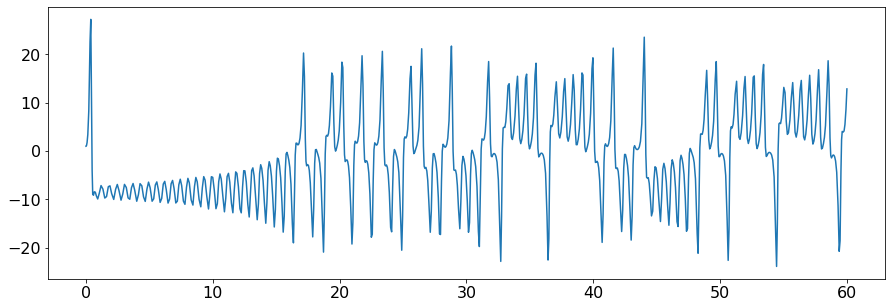
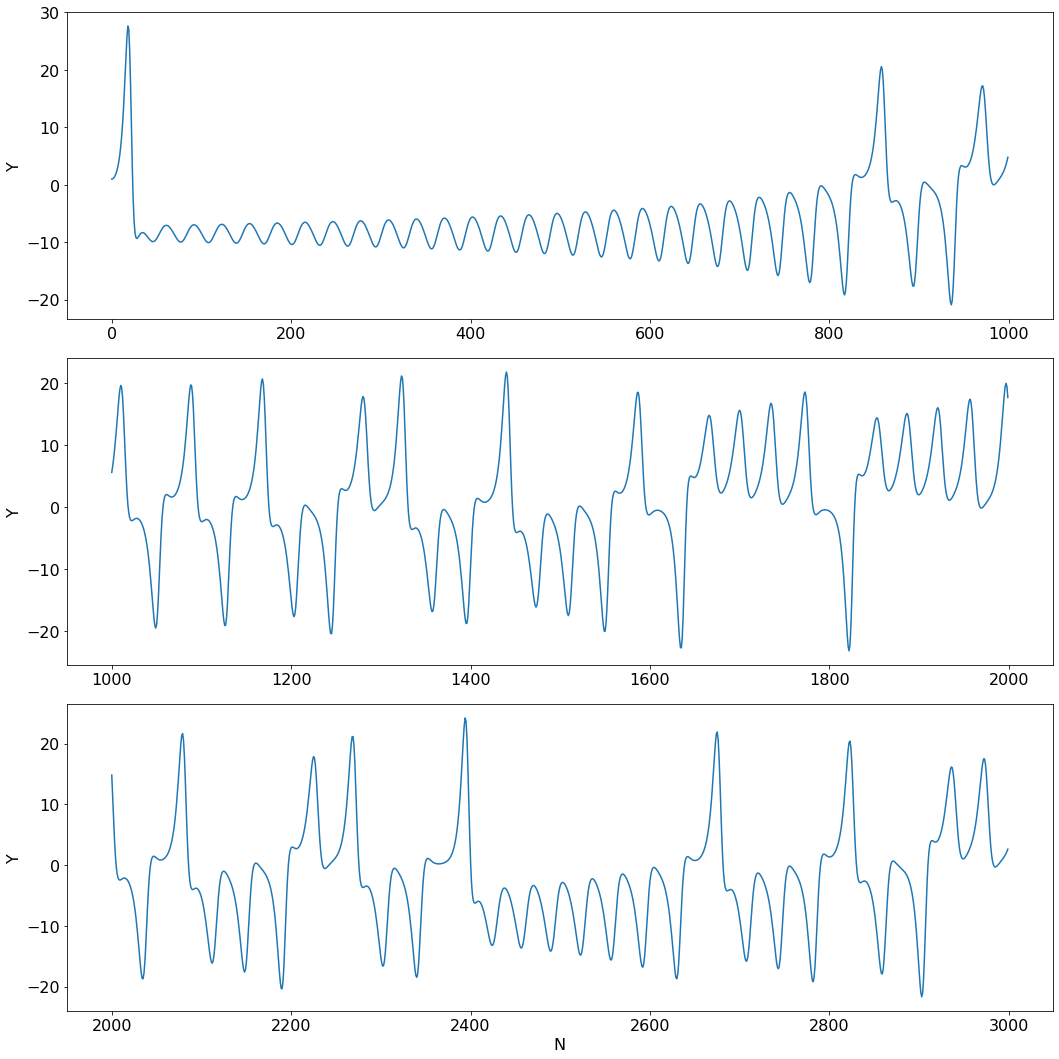
Unified diff of the notebook cell whose output changed from the first chart to the second:
--- before
+++ after
@@ -1,2 +1,16 @@
-plt.figure(figsize=(15,5))
-plt.plot(sol.t, sol.y[1])
+# Lorenz' Figure 1
+plt.figure(figsize=(15,15))
+plt.subplot(3,1,1)
+plt.plot(sol.t[:1000]/dt, sol.y[1][:1000])
+plt.ylabel('Y')
+
+plt.subplot(3,1,2)
+plt.plot(sol.t[1000:2000]/dt, sol.y[1][1000:2000])
+plt.ylabel('Y')
+
+plt.subplot(3,1,3)
+plt.plot(sol.t[2000:]/dt, sol.y[1][2000:])
+plt.xlabel('N')
+plt.ylabel('Y')
+
+plt.tight_layout()

Commit: part 2 later qs